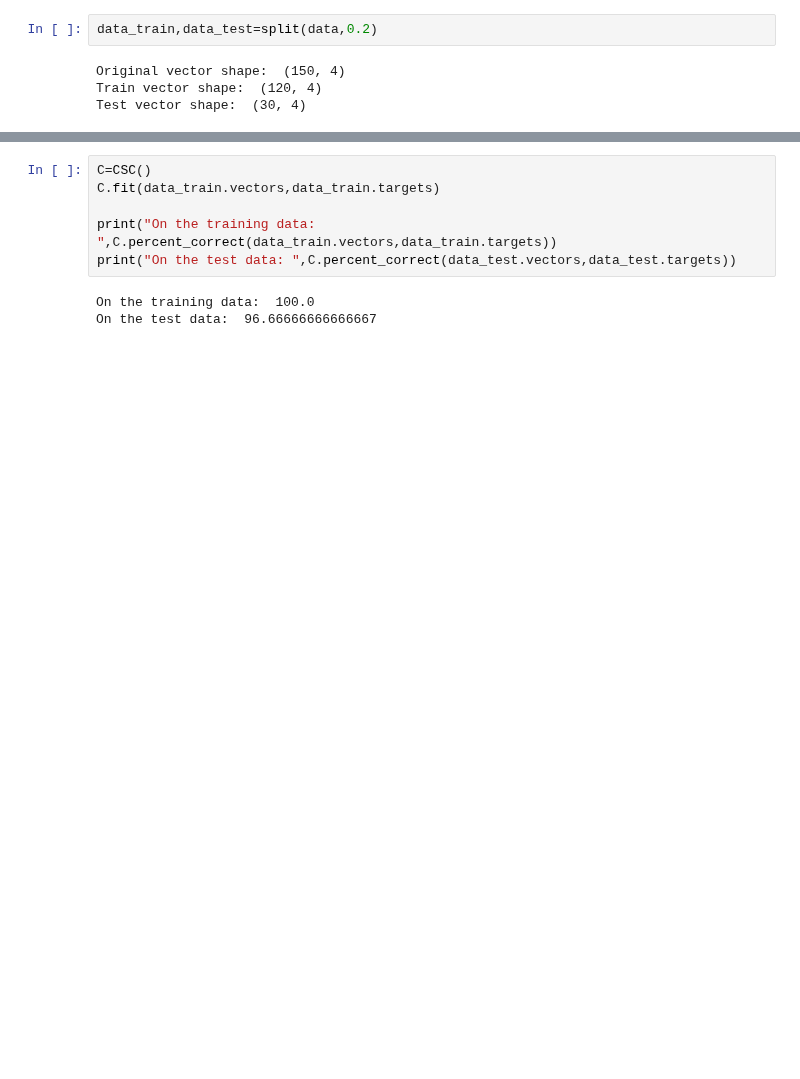
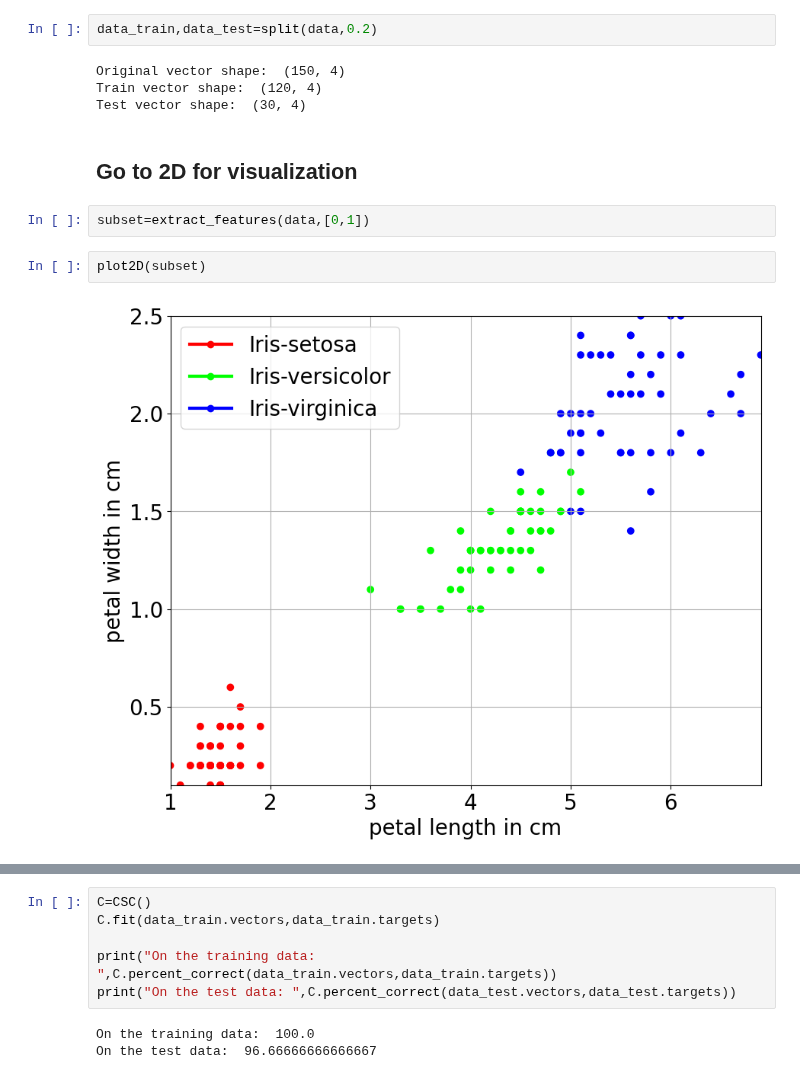
Before and after one commit to bblais/AI-and-Robotics-Fall-2024-Class-Notebooks, a Jupyter notebook: Sprint #4 - Classification, Images, and Neural Networks/2024-11-12 - Intro to Classification.ipynb, the cells around one changed output, grey strips where cells are left out. Saved outputs shown, nothing was run; the diff lists cells and outputs as text; blank space fills up the shorter version.

```diff
--- a/Sprint #4 - Classification, Images, and Neural Networks/2024-11-12 - Intro to Classification.ipynb
+++ b/Sprint #4 - Classification, Images, and Neural Networks/2024-11-12 - Intro to Classification.ipynb
@@ -52,3 +64,11 @@ data_train,data_test=split(data,0.2)
 Original vector shape:  (150, 4)
 Train vector shape:  (120, 4)
 Test vector shape:  (30, 4)
+# %% [markdown]
+## Go to 2D for visualization
+# %%
+subset=extract_features(data,[0,1])
+# %%
+plot2D(subset)
+# %% [output]
+[figure, added]
```
Also changed, not shown: parts of 20 cells of this notebook, 31 other files.
